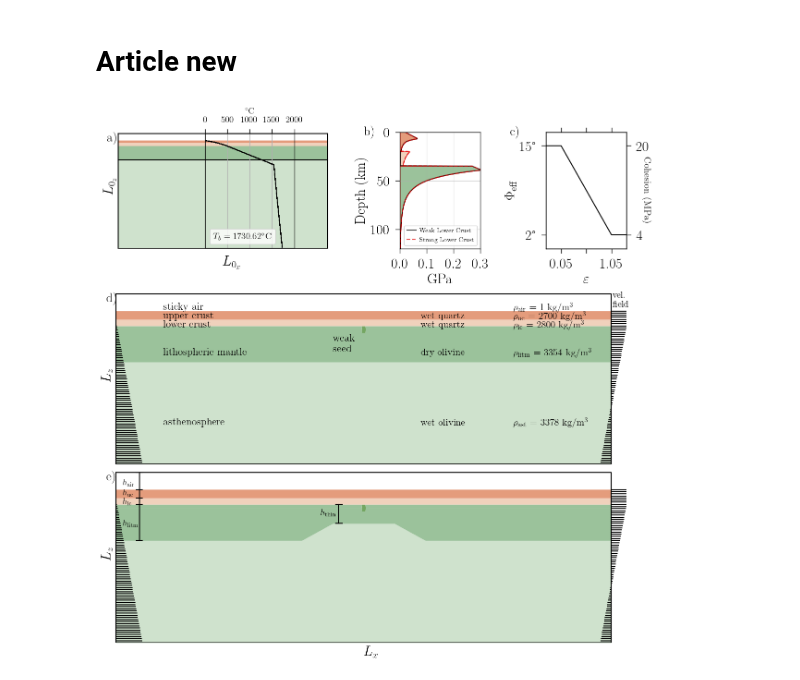
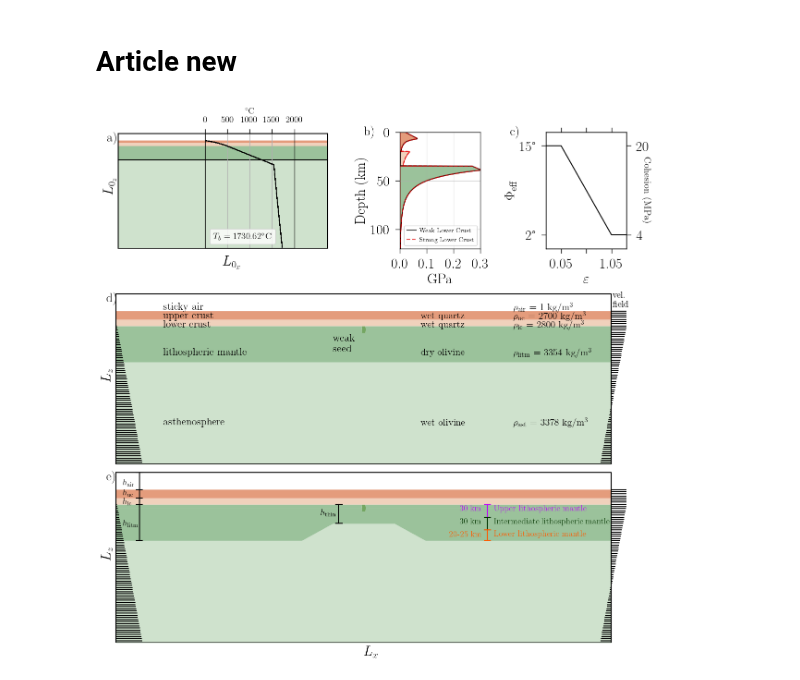
Before and after one commit to jopmas/scripts, a Jupyter notebook: rifting_article/Num_setup_rifting.ipynb, the cells around one changed output. Drawn from its saved outputs; the diff is of its cells as text; code cells hidden in the pictures.

```diff
--- a/rifting_article/Num_setup_rifting.ipynb
+++ b/rifting_article/Num_setup_rifting.ipynb
@@ -844,6 +844,34 @@ axs[ax_letter].text(Lx/1000/2-0, -Lz/1000-30, r"$L_x$", fontsize=fsize)
 ############################
 # Mantleic Regions
 ##############################
+color_mlit_upper='xkcd:bright purple'#'xkcd:cerulean blue'
+color_mlit_intermediate='xkcd:dark green'#'xkcd:scarlet'
+color_mlit_lower='xkcd:bright orange'#'xkcd:dark green'
+
+fsize = 15
+xpos = 1200
+#Upper mantle lithosphere
+axs[ax_letter].plot([xpos, xpos], [-75*scale,-105*scale], color=color_mlit_upper) #vertical bar
+axs[ax_letter].plot([xpos-10, xpos+10], [-75*scale, -75*scale], color=color_mlit_upper) #upper horizontal bar
+axs[ax_letter].plot([xpos-10, xpos+10], [-105*scale, -105*scale], color=color_mlit_upper) #base of litho
+axs[ax_letter].text(xpos+20, -90*scale, r"Upper lithospheric mantle", fontsize=fsize-2, color=color_mlit_upper)
+axs[ax_letter].text(xpos-90, -90*scale, r"30 km", fontsize=fsize-2, color=color_mlit_upper)
+#Intermediate mantle lithosphere
+xpos = 1200
+axs[ax_letter].plot([xpos, xpos], [-105*scale,-135*scale], color=color_mlit_intermediate) #vertical bar
+axs[ax_letter].plot([xpos-10, xpos+10], [-105*scale, -105*scale], color=color_mlit_intermediate) #upper horizontal bar
+axs[ax_letter].plot([xpos-10, xpos+10], [-135*scale, -135*scale], color=color_mlit_intermediate) #base of litho
+axs[ax_letter].text(xpos+20, -120*scale, r"Intermediate lithospheric mantle", fontsize=fsize-2, color=color_mlit_intermediate)
+axs[ax_letter].text(xpos-90, -120*scale, r"30 km", fontsize=fsize-2, color=color_mlit_intermediate)
+
+#Lower mantle lithosphere
+xpos = 1200
+axs[ax_letter].plot([xpos, xpos], [-135*scale,-160*scale], color=color_mlit_lower) #vertical bar
+axs[ax_letter].plot([xpos-10, xpos+10], [-135*scale, -135*scale], color=color_mlit_lower) #upper horizontal bar
+axs[ax_letter].plot([xpos-10, xpos+10], [-160*scale, -160*scale], color=color_mlit_lower) #base of litho
+axs[ax_letter].text(xpos+20, -150*scale, r"Lower lithospheric mantle", fontsize=fsize-2, color=color_mlit_lower)
+axs[ax_letter].text(xpos-125, -150*scale, r"20-25 km", fontsize=fsize-2, color=color_mlit_lower)
+
 
 # ##############################################################################
 # # Inset - Thermal profiles
@@ -859,31 +887,31 @@ axs[ax_letter].text(Lx/1000/2-0, -Lz/1000-30, r"$L_x$", fontsize=fsize)
 # scale=1.0
 
 # label_size=18
 # plt.rc('xtick', labelsize=label_size)
 # plt.rc('ytick', labelsize=label_size)
 
 # ax_aux = axs[ax_letter].inset_axes([0.13,
 #                               0.001,
 #                               0.15,
 #                               0.965])
 
 # ax_aux.get_yaxis().set_visible(False)
 # ax_aux.set_xlabel('$^{\circ}$C', fontsize=label_size-4)
 # ax_aux.tick_params(top=True, labeltop=True, bottom=False, labelbottom=False, labelsize=label_size-4)
 # ax_aux.xaxis.set_label_position('top')
 # ax_aux.set_facecolor("none")
 # ax_aux.xaxis.grid('-k', alpha=1)
 
 # ax_aux.set_xlim([0,2000])
 # ax_aux.set_xticks([0, 500, 1000, 1500, 2000])
 # ax_aux.set_ylim(-Lz_inset, 10)
 
 # cT = z_inset>=40.0e3
 # ax_aux.plot(temper_0[cT], -(z_inset[cT]), 'k-', linewidth=1.5, alpha=0.8)
 
 
 # # Saving figure
 fig.savefig('figures/Figure_NumSetup.pdf', dpi=400, bbox_inches='tight')
 fig.savefig('figures/Figure_NumSetup.png', dpi=400, bbox_inches='tight')
 # %% [output]
-[figure, old version]
+[figure, new version]
```
Also changed, not shown: 8 other files.
